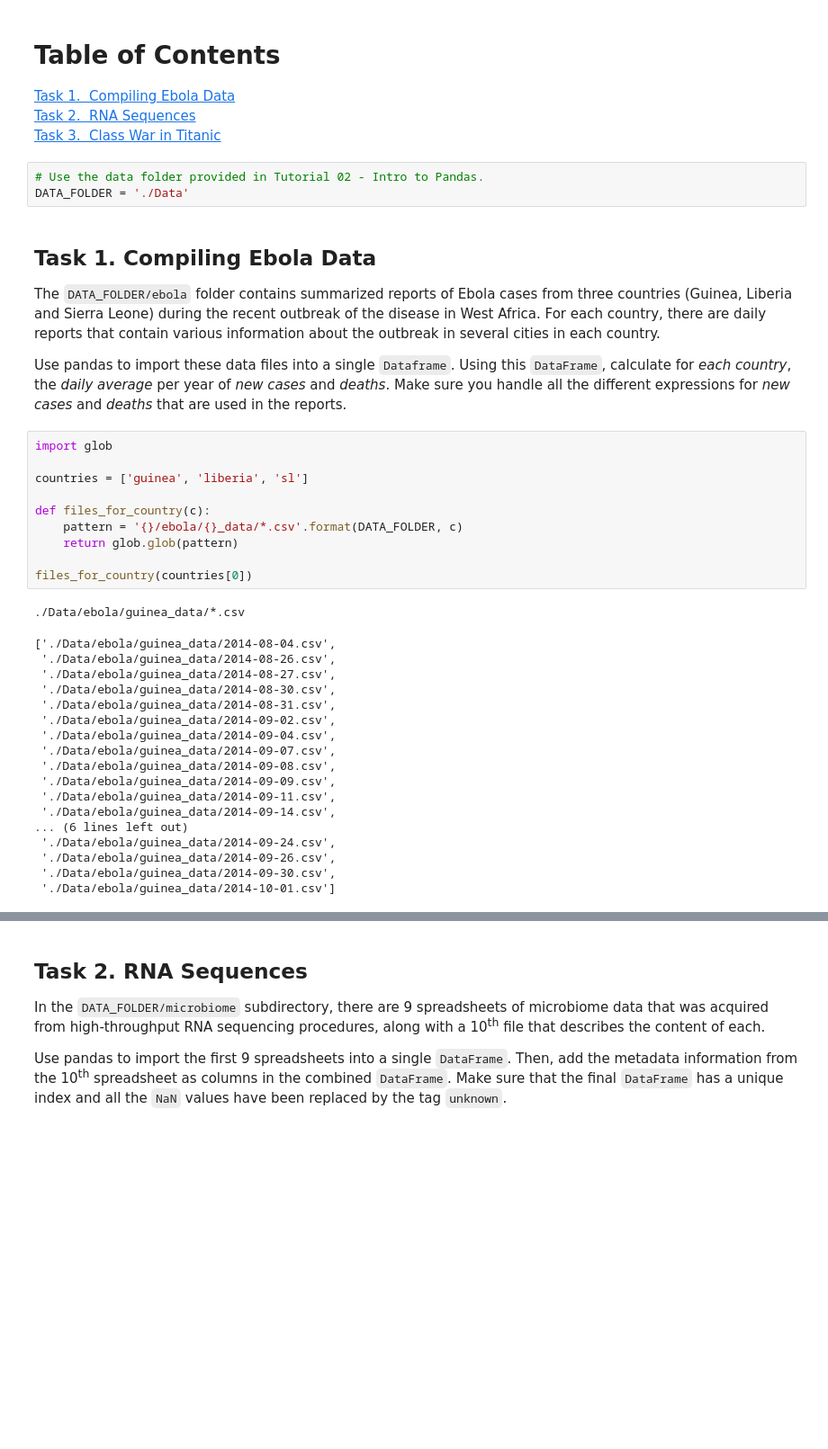
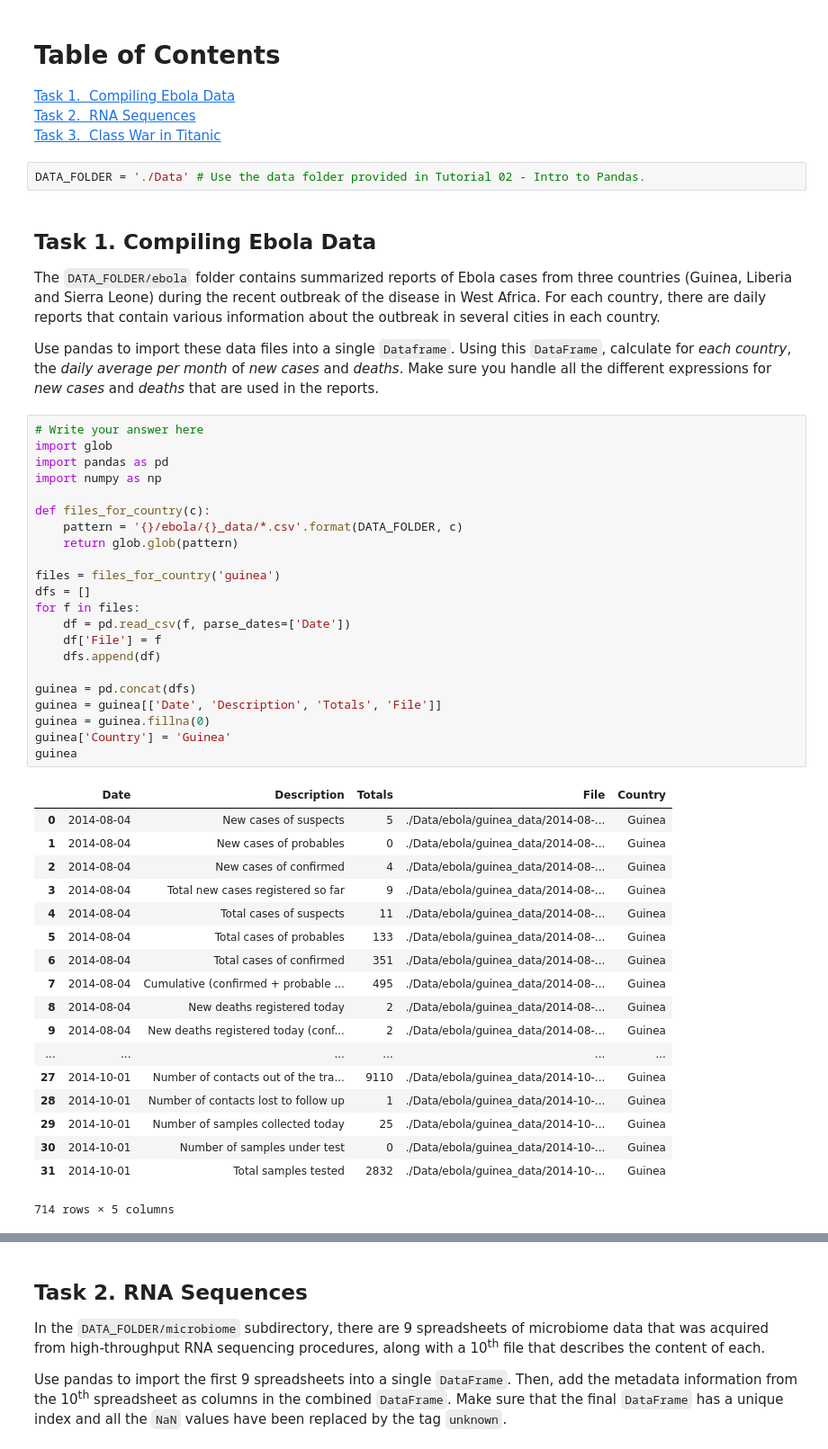
Before and after one commit to brunebastide/ADA, a Jupyter notebook: 01 - Pandas and Data Wrangling/Homework 1.ipynb, the cells around one changed output, grey strips where cells are left out. Shown at 90% size. Cells and saved outputs as stored; diff of their text form; blank space fills up the shorter version.

```diff
--- a/01 - Pandas and Data Wrangling/Homework 1.ipynb
+++ b/01 - Pandas and Data Wrangling/Homework 1.ipynb
@@ -4,42 +4,53 @@
  <div class="lev1"><a href="#Task-2.-RNA-Sequences"><span class="toc-item-num">Task 2.&nbsp;&nbsp;</span>RNA Sequences</a></div>
  <div class="lev1"><a href="#Task-3.-Class-War-in-Titanic"><span class="toc-item-num">Task 3.&nbsp;&nbsp;</span>Class War in Titanic</a></div></p>
 # %%
-# Use the data folder provided in Tutorial 02 - Intro to Pandas.
-DATA_FOLDER = './Data'
+DATA_FOLDER = './Data' # Use the data folder provided in Tutorial 02 - Intro to Pandas.
 # %% [markdown]
 ## Task 1. Compiling Ebola Data
 
 The `DATA_FOLDER/ebola` folder contains summarized reports of Ebola cases from three countries (Guinea, Liberia and Sierra Leone) during the recent outbreak of the disease in West Africa. For each country, there are daily reports that contain various information about the outbreak in several cities in each country.
 
 Use pandas to import these data files into a single `Dataframe`.
-Using this `DataFrame`, calculate for *each country*, the *daily average* per year of *new cases* and *deaths*.
+Using this `DataFrame`, calculate for *each country*, the *daily average per month* of *new cases* and *deaths*.
 Make sure you handle all the different expressions for *new cases* and *deaths* that are used in the reports.
-# %%
-import glob
-
-countries = ['guinea', 'liberia', 'sl']
-
-def files_for_country(c):
-    pattern = '{}/ebola/{}_data/*.csv'.format(DATA_FOLDER, c)
-    return glob.glob(pattern)
-
-files_for_country(countries[0])
-# %% [output]
-./Data/ebola/guinea_data/*.csv
-['./Data/ebola/guinea_data/2014-08-04.csv',
- './Data/ebola/guinea_data/2014-08-26.csv',
- './Data/ebola/guinea_data/2014-08-27.csv',
- './Data/ebola/guinea_data/2014-08-30.csv',
- './Data/ebola/guinea_data/2014-08-31.csv',
- './Data/ebola/guinea_data/2014-09-02.csv',
- './Data/ebola/guinea_data/2014-09-04.csv',
- './Data/ebola/guinea_data/2014-09-07.csv',
- './Data/ebola/guinea_data/2014-09-08.csv',
- './Data/ebola/guinea_data/2014-09-09.csv',
- './Data/ebola/guinea_data/2014-09-11.csv',
- './Data/ebola/guinea_data/2014-09-14.csv',
-... (6 lines left out)
- './Data/ebola/guinea_data/2014-09-24.csv',
- './Data/ebola/guinea_data/2014-09-26.csv',
- './Data/ebola/guinea_data/2014-09-30.csv',
- './Data/ebola/guinea_data/2014-10-01.csv']
+# %%
+# Write your answer here
+import glob
+import pandas as pd
+import numpy as np
+
+def files_for_country(c):
+    pattern = '{}/ebola/{}_data/*.csv'.format(DATA_FOLDER, c)
+    return glob.glob(pattern)
+
+files = files_for_country('guinea')
+dfs = []
+for f in files:
+    df = pd.read_csv(f, parse_dates=['Date'])
+    df['File'] = f
+    dfs.append(df)
+
+guinea = pd.concat(dfs)
+guinea = guinea[['Date', 'Description', 'Totals', 'File']]
+guinea = guinea.fillna(0)
+guinea['Country'] = 'Guinea'
+guinea
+# %% [output]
+|  | Date | Description | Totals | File | Country |
+| 0 | 2014-08-04 | New cases of suspects | 5 | ./Data/ebola/guinea_data/2014-08-... | Guinea |
+| 1 | 2014-08-04 | New cases of probables | 0 | ./Data/ebola/guinea_data/2014-08-... | Guinea |
+| 2 | 2014-08-04 | New cases of confirmed | 4 | ./Data/ebola/guinea_data/2014-08-... | Guinea |
+| 3 | 2014-08-04 | Total new cases registered so far | 9 | ./Data/ebola/guinea_data/2014-08-... | Guinea |
+| 4 | 2014-08-04 | Total cases of suspects | 11 | ./Data/ebola/guinea_data/2014-08-... | Guinea |
+| 5 | 2014-08-04 | Total cases of probables | 133 | ./Data/ebola/guinea_data/2014-08-... | Guinea |
+| 6 | 2014-08-04 | Total cases of confirmed | 351 | ./Data/ebola/guinea_data/2014-08-... | Guinea |
+| 7 | 2014-08-04 | Cumulative (confirmed + probable ... | 495 | ./Data/ebola/guinea_data/2014-08-... | Guinea |
+| 8 | 2014-08-04 | New deaths registered today | 2 | ./Data/ebola/guinea_data/2014-08-... | Guinea |
+| 9 | 2014-08-04 | New deaths registered today (conf... | 2 | ./Data/ebola/guinea_data/2014-08-... | Guinea |
+| ... | ... | ... | ... | ... | ... |
+| 27 | 2014-10-01 | Number of contacts out of the tra... | 9110 | ./Data/ebola/guinea_data/2014-10-... | Guinea |
+| 28 | 2014-10-01 | Number of contacts lost to follow up | 1 | ./Data/ebola/guinea_data/2014-10-... | Guinea |
+| 29 | 2014-10-01 | Number of samples collected today | 25 | ./Data/ebola/guinea_data/2014-10-... | Guinea |
+| 30 | 2014-10-01 | Number of samples under test | 0 | ./Data/ebola/guinea_data/2014-10-... | Guinea |
+| 31 | 2014-10-01 | Total samples tested | 2832 | ./Data/ebola/guinea_data/2014-10-... | Guinea |
+714 rows × 5 columns
```
Also changed, not shown: parts of 6 cells of this notebook.
